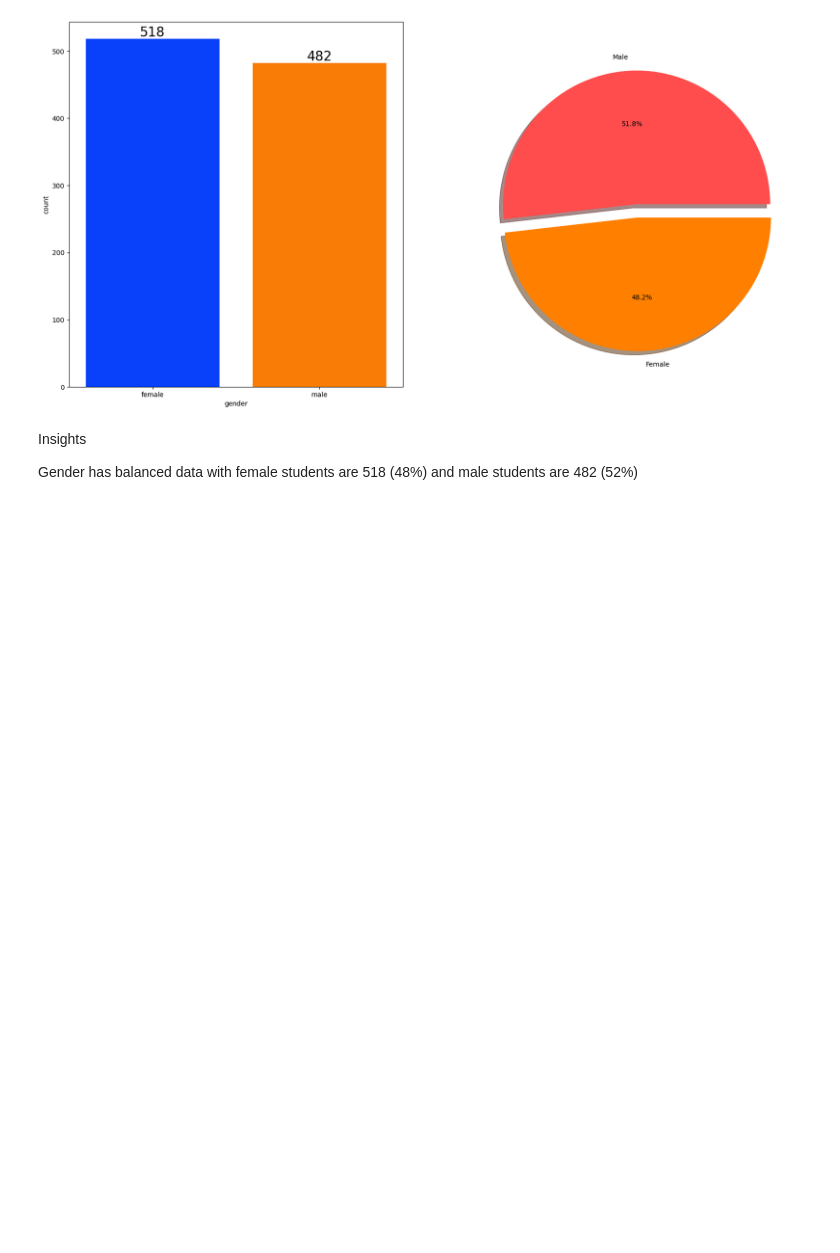
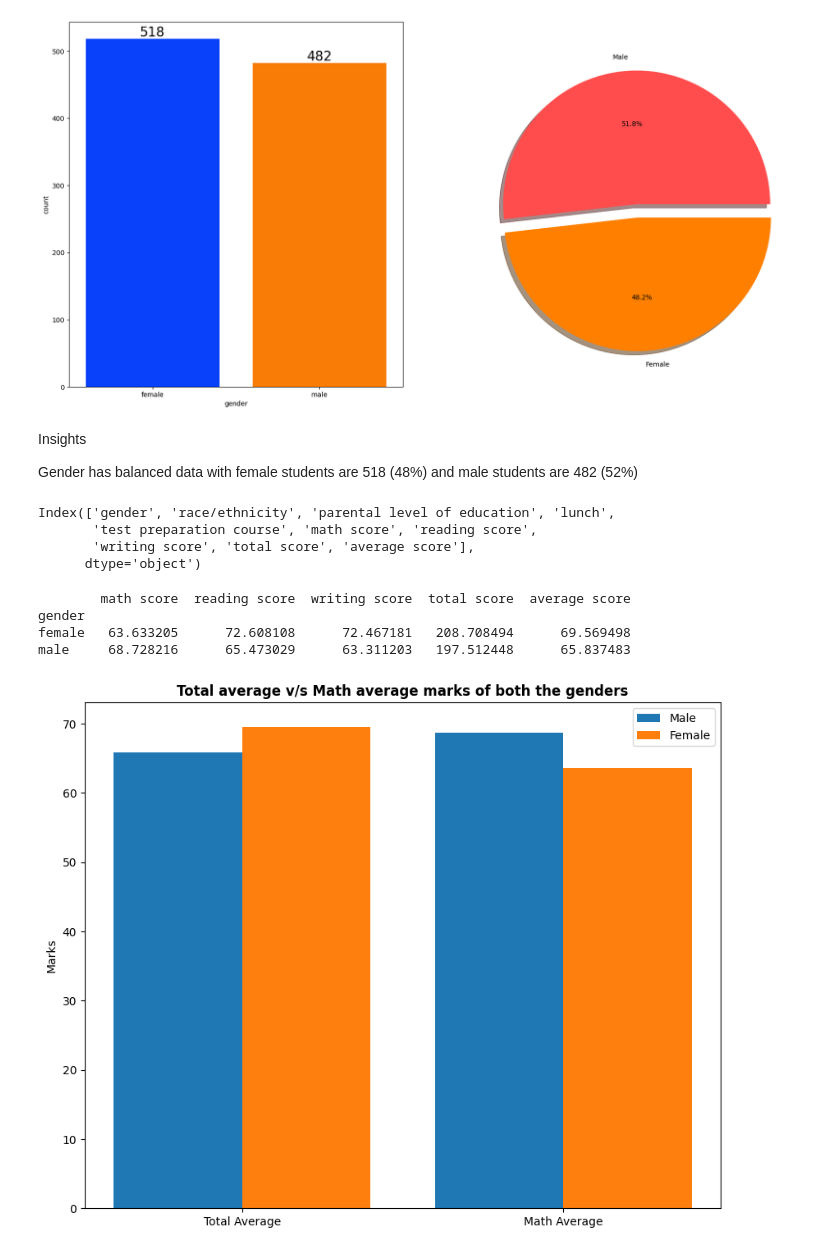
Before and after one commit to kalehariprasad/end-to-end-ml-project, a Jupyter notebook: notebook/Eda .ipynb, the cells around one changed output. Drawn from its saved outputs; the diff is of its cells as text; code cells hidden in the pictures; blank space fills up the shorter version.

```diff
--- a/notebook/Eda .ipynb
+++ b/notebook/Eda .ipynb
@@ -454,3 +454,44 @@ plt.show()
 Insights
 
 Gender has balanced data with female students are 518 (48%) and male students are 482 (52%)
+# %%
+df.columns
+# %% [output]
+Index(['gender', 'race/ethnicity', 'parental level of education', 'lunch',
+       'test preparation course', 'math score', 'reading score',
+       'writing score', 'total score', 'average score'],
+      dtype='object')
+# %%
+
+
+numeric_cols = ['gender','math score', 'reading score', 'writing score','total score', 'average score']
+
+grouped_means = df[numeric_cols].groupby('gender').mean()
+
+print(grouped_means)
+# %% [output]
+        math score  reading score  writing score  total score  average score
+gender
+female   63.633205      72.608108      72.467181   208.708494      69.569498
+male     68.728216      65.473029      63.311203   197.512448      65.837483
+# %%
+plt.figure(figsize=(10, 8))
+
+X = ['Total Average','Math Average']
+
+
+female_scores = [grouped_means['average score'][0], grouped_means['math score'][0]]
+male_scores = [grouped_means['average score'][1], grouped_means['math score'][1]]
+
+X_axis = np.arange(len(X))
+
+plt.bar(X_axis - 0.2, male_scores, 0.4, label = 'Male')
+plt.bar(X_axis + 0.2, female_scores, 0.4, label = 'Female')
+
+plt.xticks(X_axis, X)
+plt.ylabel("Marks")
+plt.title("Total average v/s Math average marks of both the genders", fontweight='bold')
+plt.legend()
+plt.show()
+# %% [output]
+[figure, added]
```
Also changed, not shown: parts of 28 cells of this notebook.
